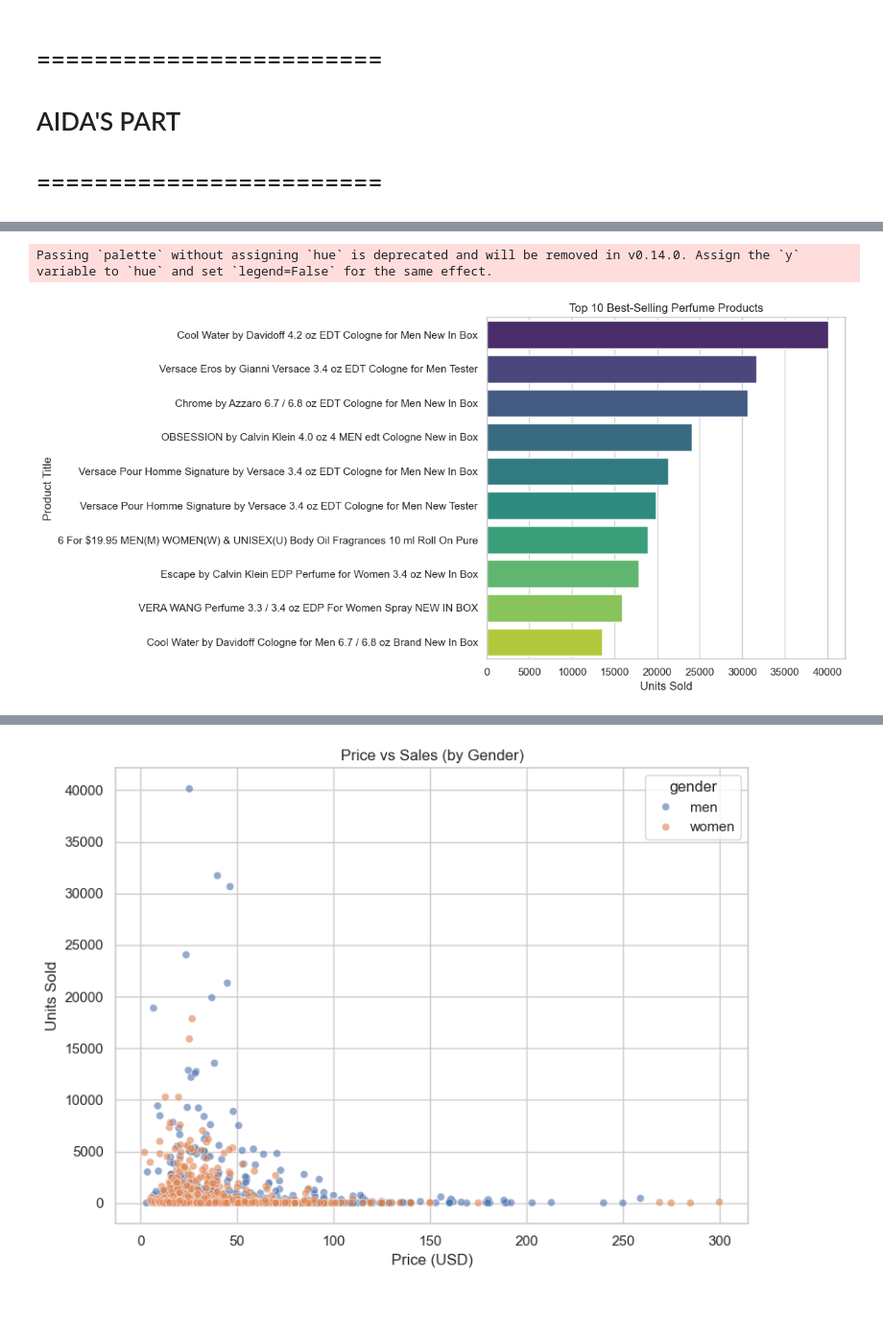
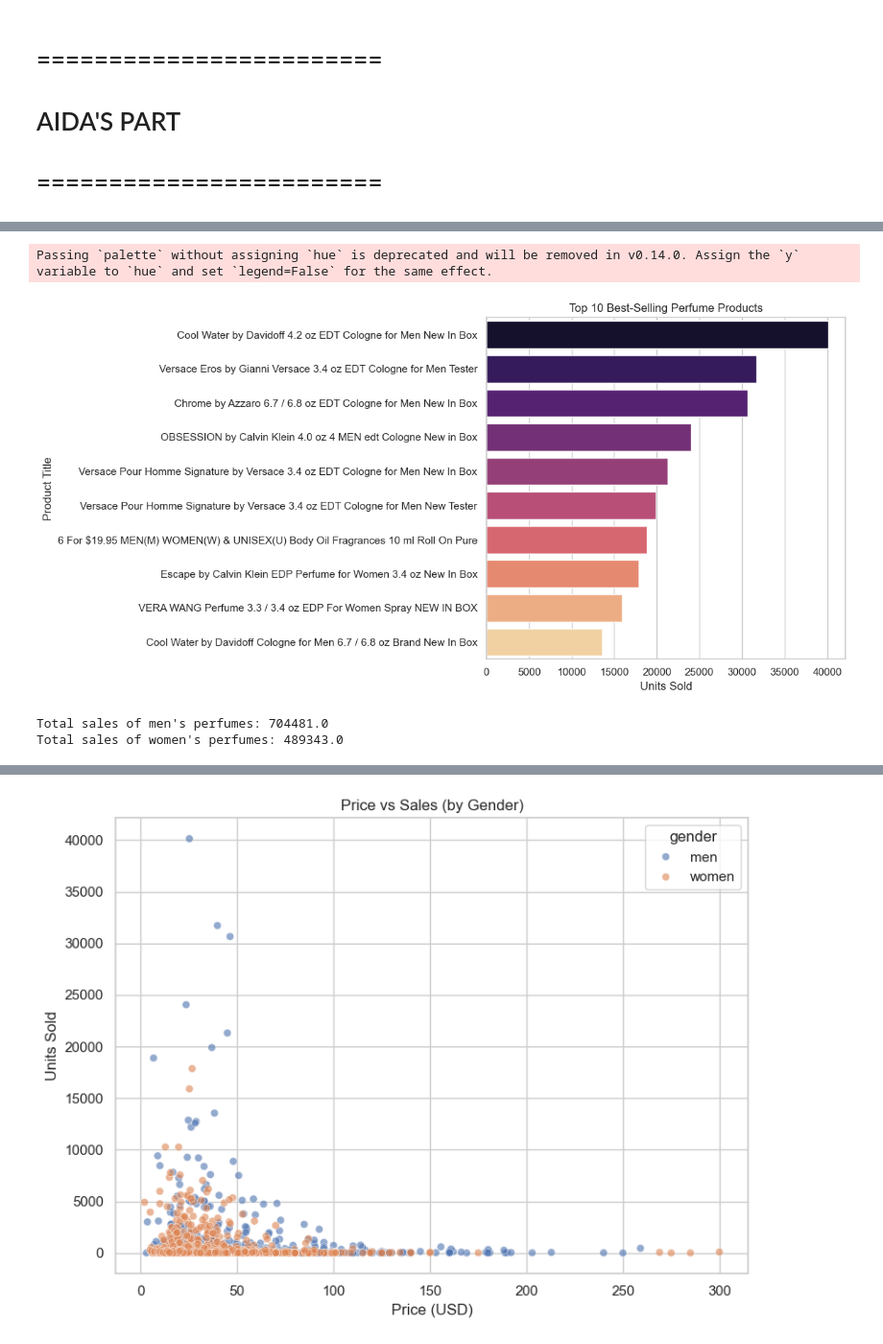
Before and after one commit to aidahanad/projectweb, a Jupyter notebook: perfume-e-commerce-analysis-2024.ipynb, the cells around one changed output, grey strips where cells are left out. Shown at 96% size. Saved outputs shown, nothing was run; the diff lists cells and outputs as text; code cells hidden in the pictures; blank space fills up the shorter version.

```diff
--- a/perfume-e-commerce-analysis-2024.ipynb
+++ b/perfume-e-commerce-analysis-2024.ipynb
@@ -381,8 +10,20 @@ import matplotlib.pyplot as plt
 import seaborn as sns
 import plotly.express as px
 
-mens_perfume_df = pd.read_csv("mens_perfume_clean.csv")
-womens_perfume_df = pd.read_csv("womens_perfume_clean.csv")
+mens_perfume_df = pd.read_csv('ebay_mens_perfume.csv')
+womens_perfume_df = pd.read_csv('ebay_womens_perfume.csv')
+
+mens_perfume_df.dropna(subset=['title', 'brand', 'type'], inplace=True)
+womens_perfume_df.dropna(subset=['title', 'brand', 'type'], inplace=True)
+
+mens_perfume_df['available'].fillna(0, inplace=True)
+mens_perfume_df['sold'].fillna(0, inplace=True)
+
+womens_perfume_df['available'].fillna(0, inplace=True)
+womens_perfume_df['sold'].fillna(0, inplace=True)
+
+mens_perfume_df.duplicated().sum()
+womens_perfume_df.duplicated().sum()
 
 mens_perfume_df["gender"] = "men"
 womens_perfume_df["gender"] = "women"
@@ -395,16 +54,24 @@ perfume_df["available"] = pd.to_numeric(perfume_df["available"], errors='coerce'
 # %%
 # 📊 1. Top 10 Best-Selling Products
 plt.figure(figsize=(12, 6))
 top_products = perfume_df[['title', 'sold']].sort_values(by='sold', ascending=False).head(10)
-sns.barplot(data=top_products, y='title', x='sold', palette='viridis')
+sns.barplot(data=top_products, y='title', x='sold', palette='magma')
 plt.title("Top 10 Best-Selling Perfume Products")
 plt.xlabel("Units Sold")
 plt.ylabel("Product Title")
 plt.tight_layout()
 plt.show()
+
+# Compare total sales
+total_sales_men = mens_perfume_df['sold'].sum()
+total_sales_women = womens_perfume_df['sold'].sum()
+print(f"Total sales of men's perfumes: {total_sales_men}")
+print(f"Total sales of women's perfumes: {total_sales_women}")
 # %% [output]
 Passing `palette` without assigning `hue` is deprecated and will be removed in v0.14.0. Assign the `y` variable to `hue` and set `legend=False` for the same effect.
-[figure, old version]
+[figure, new version]
+Total sales of men's perfumes: 704481.0
+Total sales of women's perfumes: 489343.0
 # %%
 # 🏷️ 2. Top 10 Brands by Sales
 plt.figure(figsize=(10, 6))
```
Also changed, not shown: parts of 49 cells of this notebook, 2 other files.
